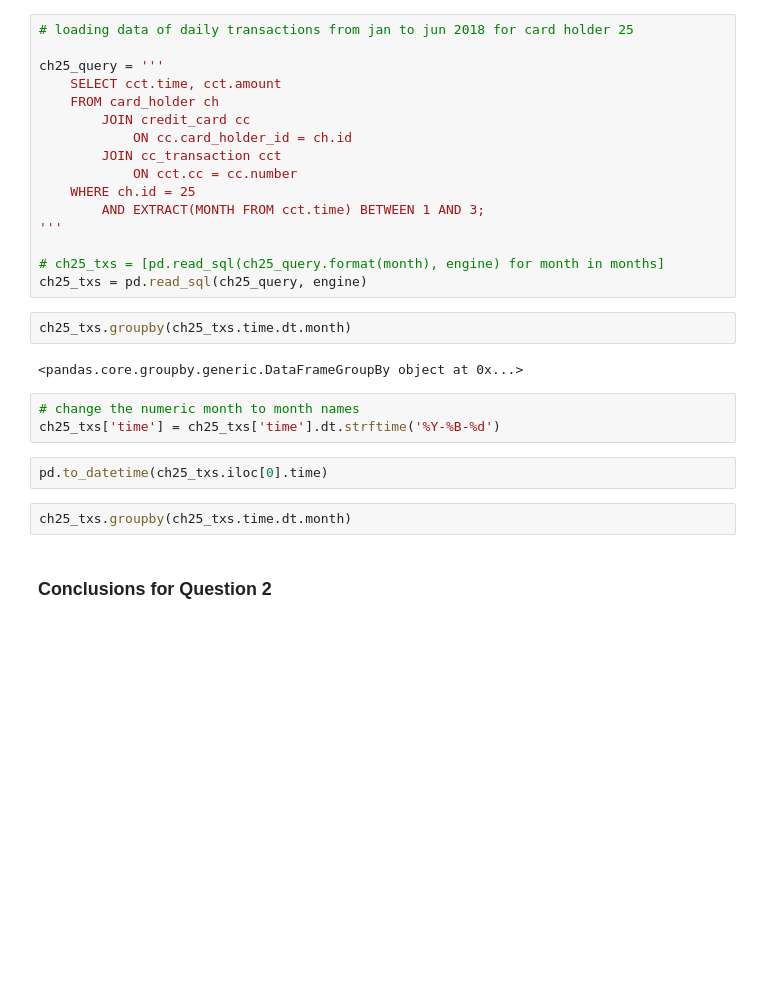
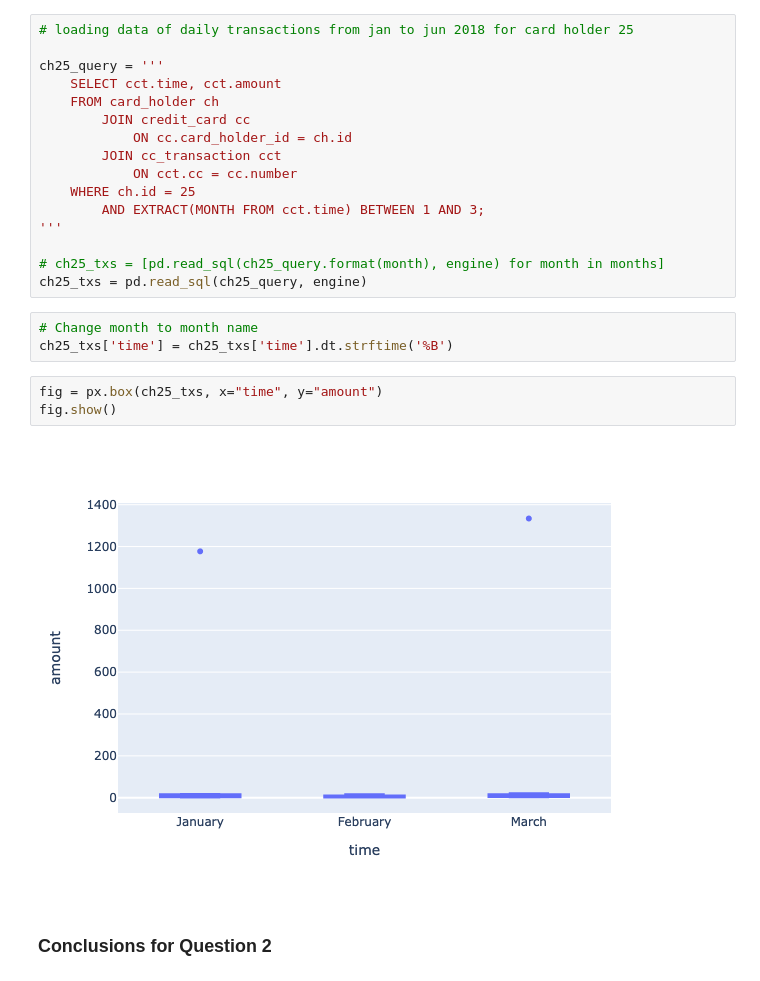
Before and after one commit to lawsonpd/fintech-bootcamp-homework, a Jupyter notebook: 07-SQL/Instructions/Starter_Files/visual_data_analysis.ipynb, the cells around one changed output. Cells and saved outputs as stored; diff of their text form; blank space fills up the shorter version.

Commit message:
Finish question 2 plot.

```diff
--- a/07-SQL/Instructions/Starter_Files/visual_data_analysis.ipynb
+++ b/07-SQL/Instructions/Starter_Files/visual_data_analysis.ipynb
@@ -358,16 +358,13 @@ ch25_query = '''
 
 # ch25_txs = [pd.read_sql(ch25_query.format(month), engine) for month in months]
 ch25_txs = pd.read_sql(ch25_query, engine)
-# %%
-ch25_txs.groupby(ch25_txs.time.dt.month)
-# %% [output]
-<pandas.core.groupby.generic.DataFrameGroupBy object at 0x...>
 # %%
-# change the numeric month to month names
-ch25_txs['time'] = ch25_txs['time'].dt.strftime('%Y-%B-%d')
+# Change month to month name
+ch25_txs['time'] = ch25_txs['time'].dt.strftime('%B')
-# %%
-pd.to_datetime(ch25_txs.iloc[0].time)
-# %%
-ch25_txs.groupby(ch25_txs.time.dt.month)
+# %%
+fig = px.box(ch25_txs, x="time", y="amount")
+fig.show()
+# %% [output]
+[figure, added]
 # %% [markdown]
    ### Conclusions for Question 2
```
